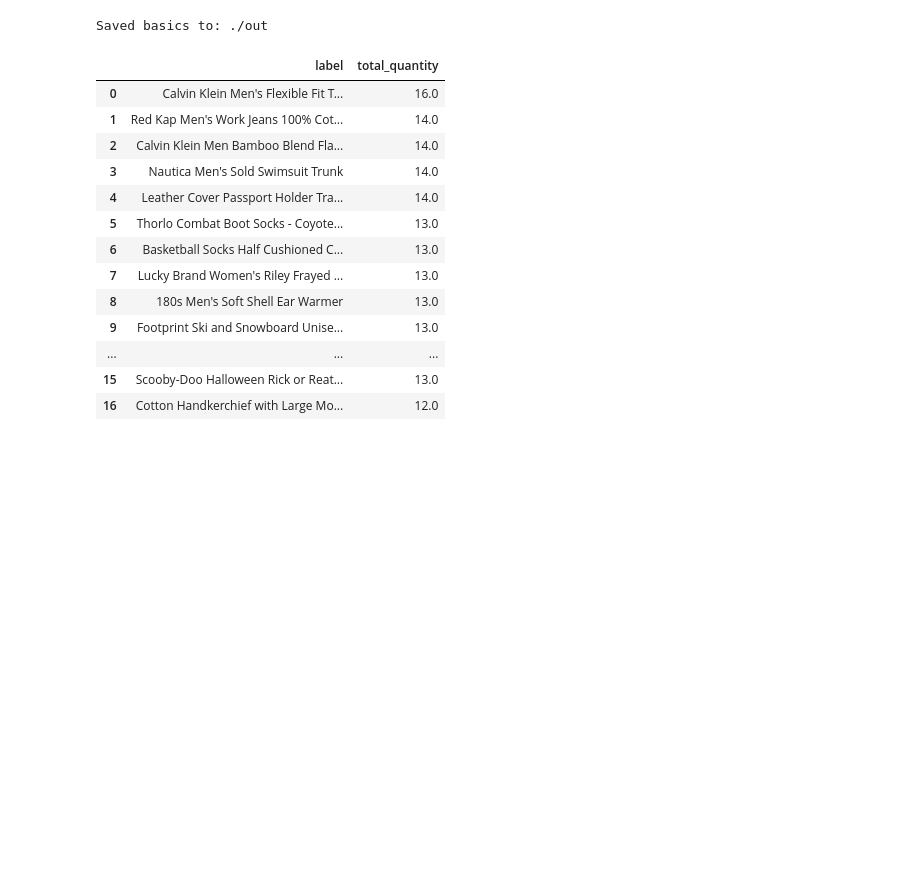
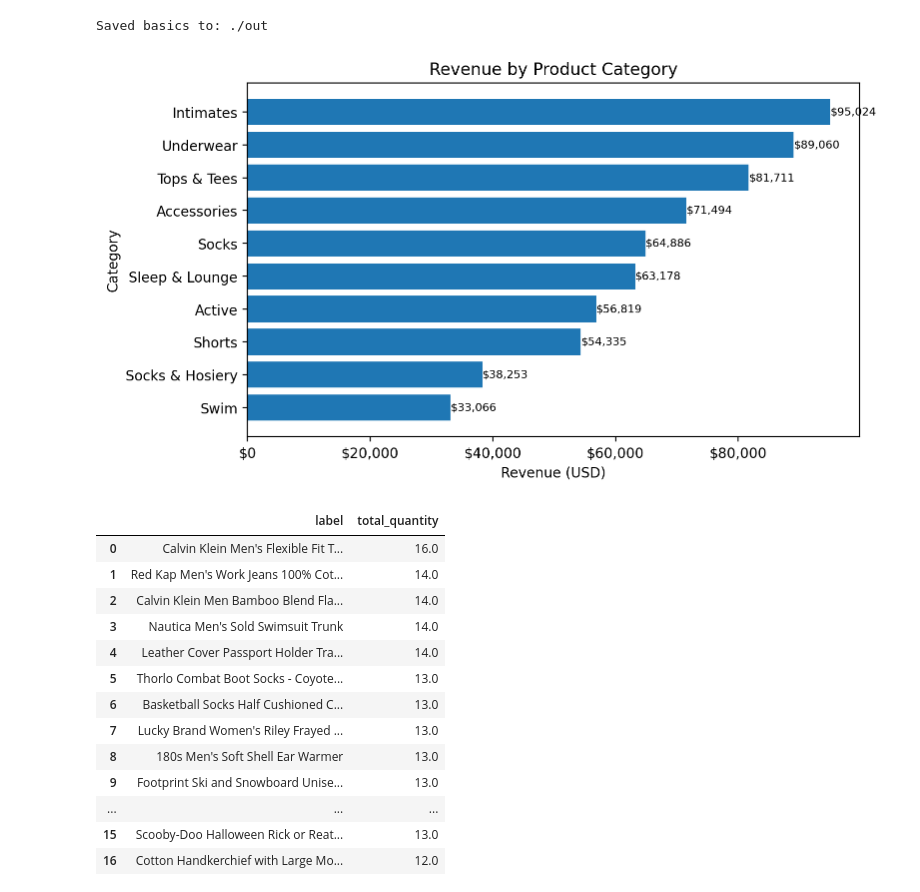
Before and after one commit to heyi87/PaloAltoNetwork_TakeHome, a Jupyter notebook: TakeHome.ipynb, the cells around one changed output. Saved outputs shown, nothing was run; the diff lists cells and outputs as text; code cells hidden in the pictures; blank space fills up the shorter version.

```diff
--- a/TakeHome.ipynb
+++ b/TakeHome.ipynb
@@ -506,6 +506,49 @@ print("Saved basics to:", OUT_DIR)
 | 8 | Dockers | 8509.210005 |
 | 9 | SmartWool | 8507.350170 |
 Saved basics to: ./out
+# %%
+import pandas as pd
+import matplotlib.pyplot as plt
+from matplotlib.ticker import FuncFormatter
+
+cat_rev = pd.DataFrame({
+    "category": [
+        "Intimates", "Underwear", "Tops & Tees", "Accessories", "Socks",
+        "Sleep & Lounge", "Active", "Shorts", "Socks & Hosiery", "Swim"
+    ],
+    "revenue": [
+        95024.359863, 89059.589956, 81710.990051, 71493.639745, 64886.459913,
+        63177.959730, 56819.429904, 54335.489898, 38252.889889, 33065.709837
+    ]
+})
+
+# Sort for a nicer barh
+cat_rev_sorted = cat_rev.sort_values("revenue", ascending=True)
+
+fig, ax = plt.subplots(figsize=(8, 4.5))
+
+ax.barh(cat_rev_sorted["category"], cat_rev_sorted["revenue"])
+
+ax.set_xlabel("Revenue (USD)")
+ax.set_ylabel("Category")
+ax.set_title("Revenue by Product Category")
+
+# Format x-axis as dollars
+ax.xaxis.set_major_formatter(
+    FuncFormatter(lambda x, pos: f"${x:,.0f}")
+)
+
+# Add dollar labels at the end of each bar
+for i, v in enumerate(cat_rev_sorted["revenue"]):
+    ax.text(v, i,
+            f"${v:,.0f}",
+            va="center", ha="left", fontsize=8)
+
+plt.tight_layout()
+plt.savefig("out/category_revenue_barh_usd.png", dpi=150)
+plt.show()
+# %% [output]
+[figure, added]
 # %%
 # ==== Top 20 most-ordered items (by quantity) — robust, no oi_enriched needed ====
 import os
```
Also changed, not shown: parts of 23 cells of this notebook, 6 other files.
